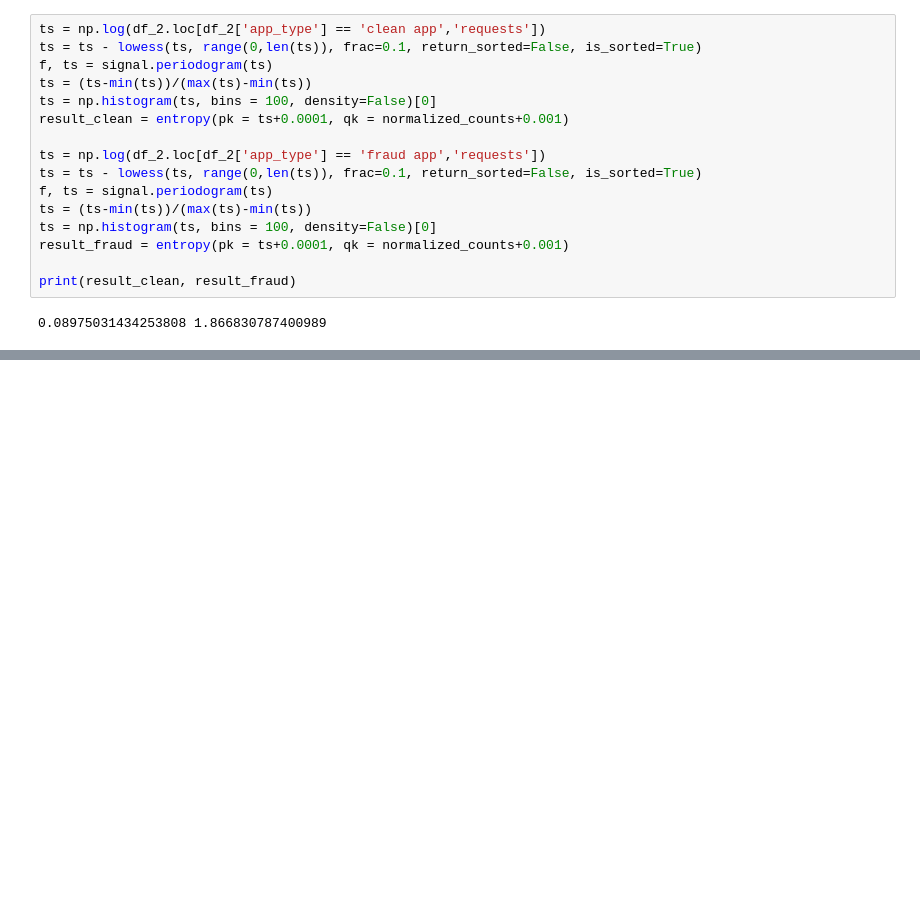
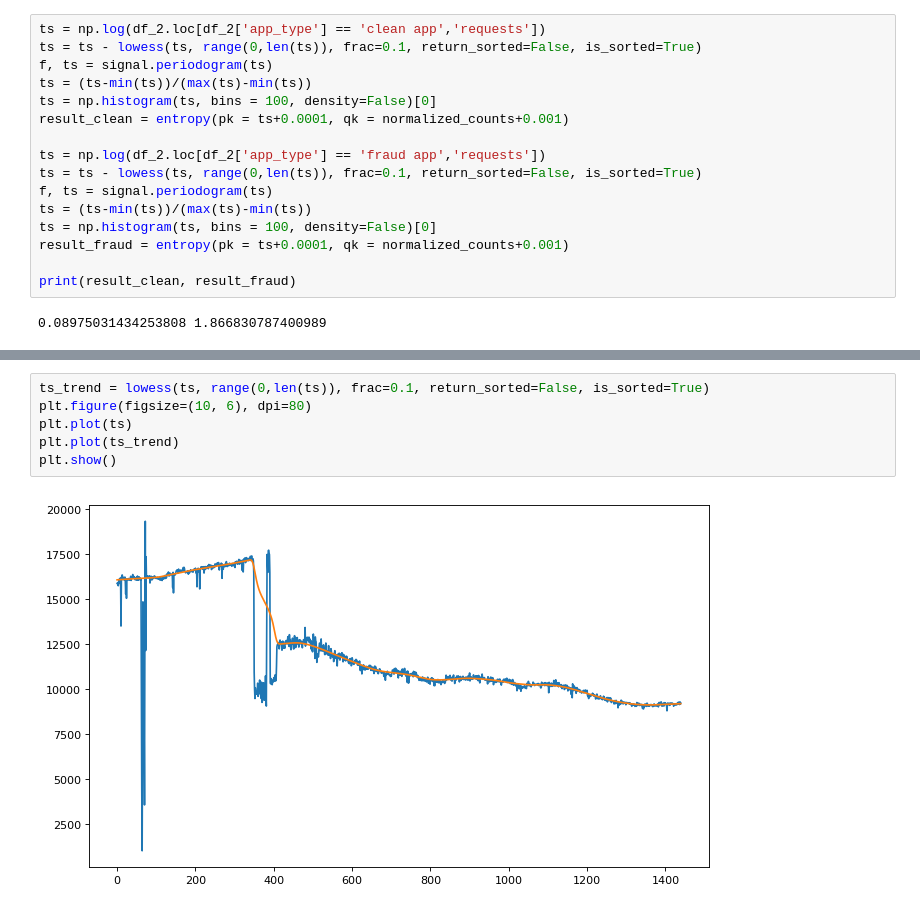
Before and after one commit to Klimmy/ssa-cardiff-seminar, a Jupyter notebook: python/Data preparation.ipynb, the cells around one changed output, grey strips where cells are left out. Saved outputs shown, nothing was run; the diff lists cells and outputs as text; blank space fills up the shorter version.

```diff
--- a/python/Data preparation.ipynb
+++ b/python/Data preparation.ipynb
@@ -236,0 +247,8 @@ print(result_clean, result_fraud)
+# %%
+ts_trend = lowess(ts, range(0,len(ts)), frac=0.1, return_sorted=False, is_sorted=True)
+plt.figure(figsize=(10, 6), dpi=80)
+plt.plot(ts)
+plt.plot(ts_trend)
+plt.show()
+# %% [output]
+[figure, added]
```
Also changed, not shown: parts of 14 cells of this notebook.
